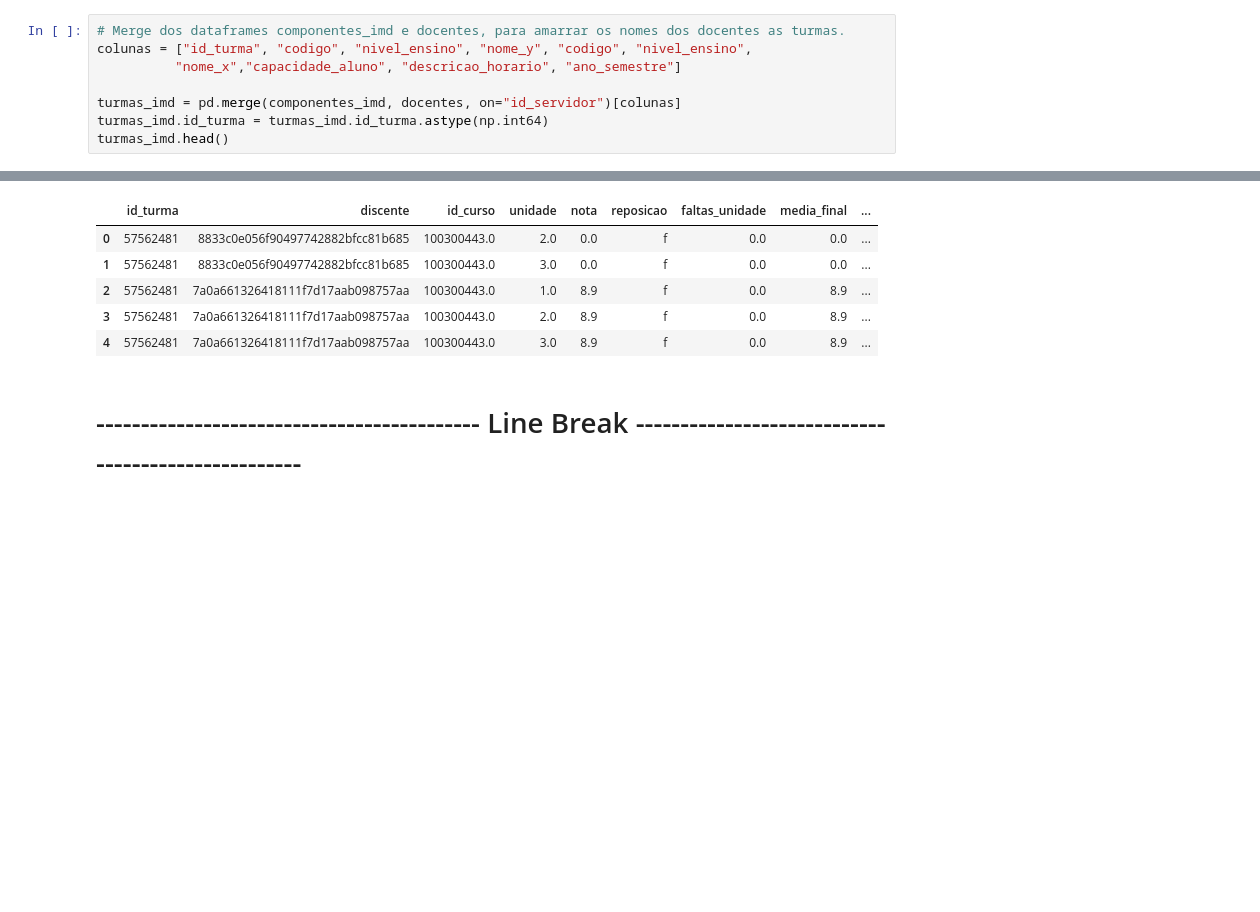
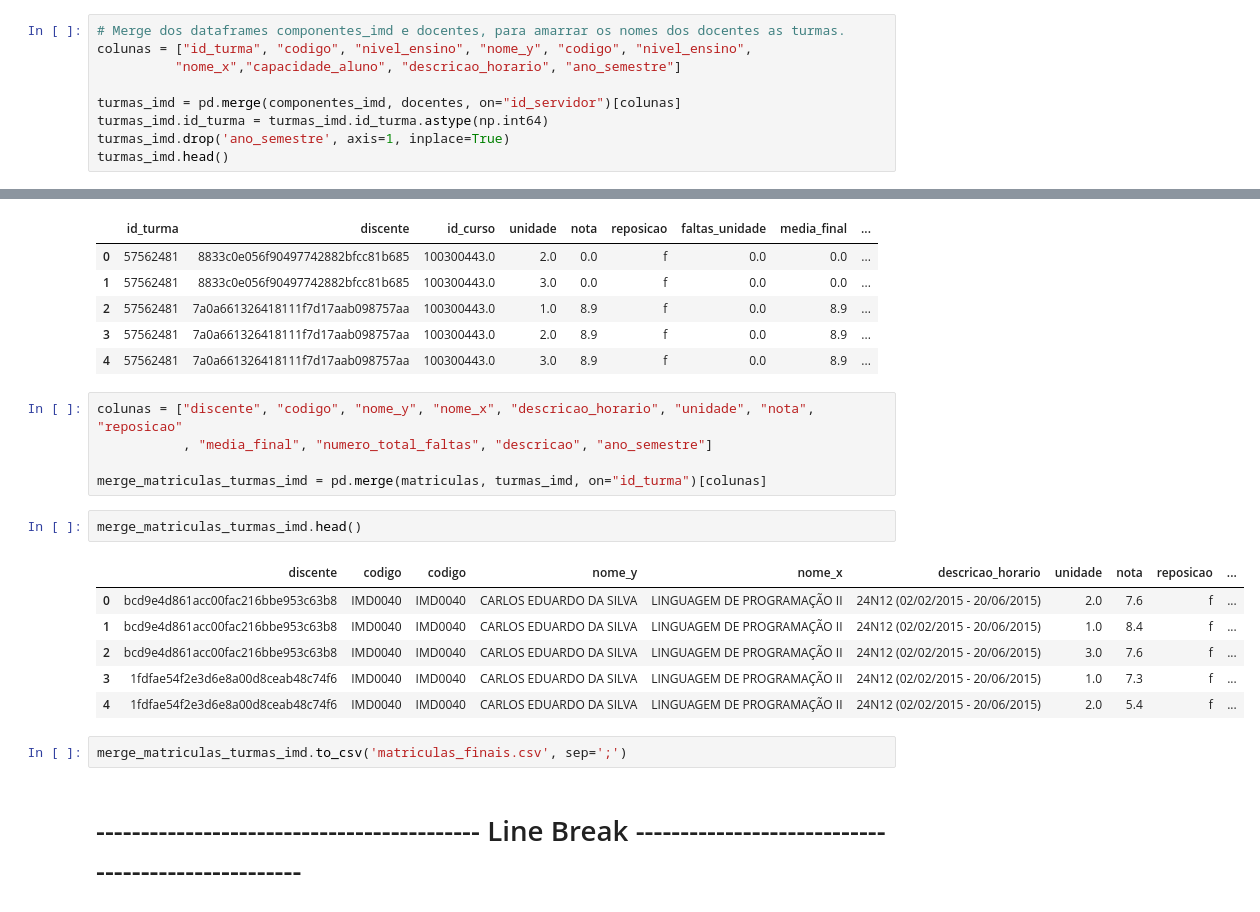
Before and after one commit to NalbertLeal/AnaliseDeNotasIMD, a Jupyter notebook: Analise Notas.ipynb, the cells around one changed output, grey strips where cells are left out. Cells and saved outputs as stored; diff of their text form; blank space fills up the shorter version.

```diff
--- a/Analise Notas.ipynb
+++ b/Analise Notas.ipynb
@@ -244,6 +244,7 @@ colunas = ["id_turma", "codigo", "nivel_ensino", "nome_y", "codigo", "nivel_ensi
 
 turmas_imd = pd.merge(componentes_imd, docentes, on="id_servidor")[colunas]
 turmas_imd.id_turma = turmas_imd.id_turma.astype(np.int64)
+turmas_imd.drop('ano_semestre', axis=1, inplace=True)
 turmas_imd.head()
 # %% [output]
 |  | id_turma | codigo | nivel_ensino | nome_y | codigo | nivel_ensino | nome_x | capacidade_aluno | ... |
@@ -262,6 +263,22 @@ matriculas.head()
 | 2 | 57562481 | 7a0a661326418111f7d17aab098757aa | 100300443.0 | 1.0 | 8.9 | f | 0.0 | 8.9 | ... |
 | 3 | 57562481 | 7a0a661326418111f7d17aab098757aa | 100300443.0 | 2.0 | 8.9 | f | 0.0 | 8.9 | ... |
 | 4 | 57562481 | 7a0a661326418111f7d17aab098757aa | 100300443.0 | 3.0 | 8.9 | f | 0.0 | 8.9 | ... |
+# %%
+colunas = ["discente", "codigo", "nome_y", "nome_x", "descricao_horario", "unidade", "nota", "reposicao"
+           , "media_final", "numero_total_faltas", "descricao", "ano_semestre"]
+
+merge_matriculas_turmas_imd = pd.merge(matriculas, turmas_imd, on="id_turma")[colunas]
+# %%
+merge_matriculas_turmas_imd.head()
+# %% [output]
+|  | discente | codigo | codigo | nome_y | nome_x | descricao_horario | unidade | nota | reposicao | ... |
+| 0 | bcd9e4d861acc00fac216bbe953c63b8 | IMD0040 | IMD0040 | CARLOS EDUARDO DA SILVA | LINGUAGEM DE PROGRAMAÇÃO II | 24N12 (02/02/2015 - 20/06/2015) | 2.0 | 7.6 | f | ... |
+| 1 | bcd9e4d861acc00fac216bbe953c63b8 | IMD0040 | IMD0040 | CARLOS EDUARDO DA SILVA | LINGUAGEM DE PROGRAMAÇÃO II | 24N12 (02/02/2015 - 20/06/2015) | 1.0 | 8.4 | f | ... |
+| 2 | bcd9e4d861acc00fac216bbe953c63b8 | IMD0040 | IMD0040 | CARLOS EDUARDO DA SILVA | LINGUAGEM DE PROGRAMAÇÃO II | 24N12 (02/02/2015 - 20/06/2015) | 3.0 | 7.6 | f | ... |
+| 3 | 1fdfae54f2e3d6e8a00d8ceab48c74f6 | IMD0040 | IMD0040 | CARLOS EDUARDO DA SILVA | LINGUAGEM DE PROGRAMAÇÃO II | 24N12 (02/02/2015 - 20/06/2015) | 1.0 | 7.3 | f | ... |
+| 4 | 1fdfae54f2e3d6e8a00d8ceab48c74f6 | IMD0040 | IMD0040 | CARLOS EDUARDO DA SILVA | LINGUAGEM DE PROGRAMAÇÃO II | 24N12 (02/02/2015 - 20/06/2015) | 2.0 | 5.4 | f | ... |
+# %%
+merge_matriculas_turmas_imd.to_csv('matriculas_finais.csv', sep=';')
 # %% [markdown]
 # ------------------------------------------- Line Break ---------------------------------------------------
 # %%
```
Also changed, not shown: parts of 1 cell of this notebook, 1 other file.
